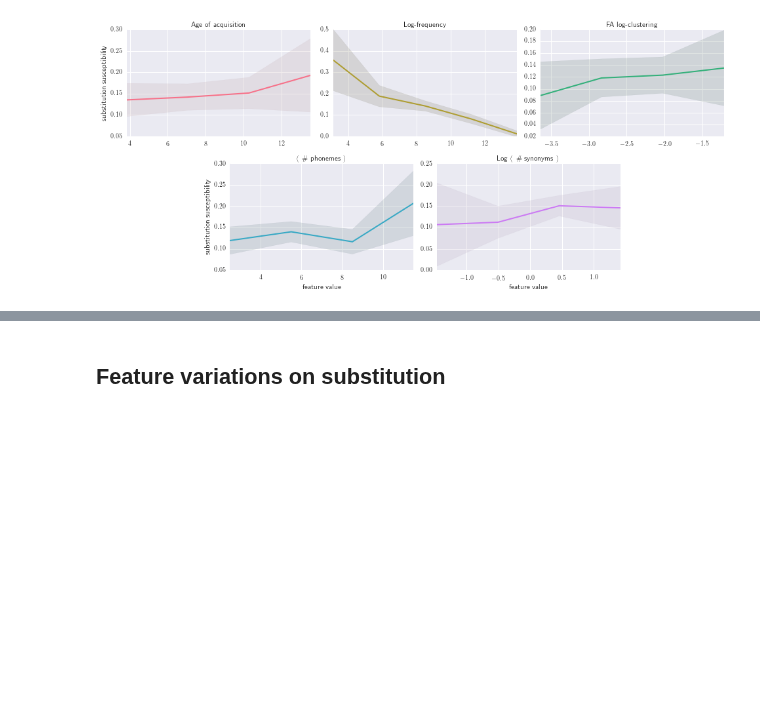
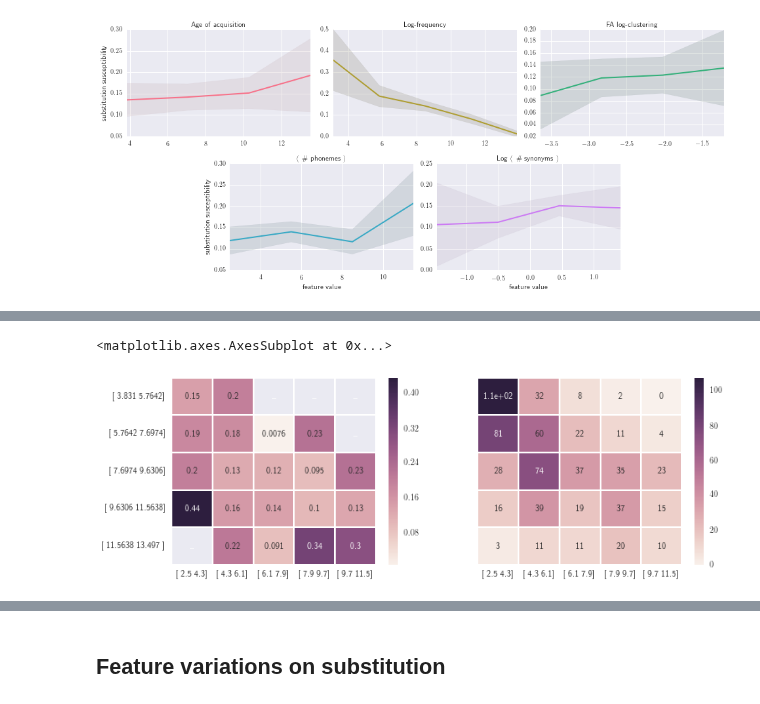
Before and after one commit to wehlutyk/brainscopypaste, a Jupyter notebook: substitutions_paper.ipynb, the cells around one changed output, grey strips where cells are left out. Cells and saved outputs as stored; diff of their text form; code cells hidden in the pictures; blank space fills up the shorter version.

```diff
--- a/substitutions_paper.ipynb
+++ b/substitutions_paper.ipynb
@@ -153,6 +166,13 @@ box11 = sg.axes[4].get_position()
 sg.axes[2].set_xlabel('')
 sg.axes[3].set_position(TransformedBbox(box10, trans))
 sg.axes[4].set_position(TransformedBbox(box11, trans))
+
+# Save ranges
+feature_ranges = {}
+for i in range(5):
+    feature_ranges[back_translate(sg.axes[i].get_title())] = sg.axes[i].get_xlim()
+
+# Save figure
 sg.fig.savefig('data/figures_paper/feature_susceptibilities.png', bbox_inches='tight', dpi=300)
 # %% [output]
 [figure]
@@ -158,0 +181,27 @@ sg.fig.savefig('data/figures_paper/feature_susceptibilities.png', bbox_inches='t
+# %%
+analysis_names = [a.feature.fullname for a in sa.analyses]
+a_age = sa.analyses[analysis_names.index('aoa Kuperman all')]
+a_phonemes = sa.analyses[analysis_names.index('cmu MNphonemes all')]
+
+a_age.build_susceptibilities()
+a_phonemes.build_susceptibilities()
+
+ws_age = a_age.w_susceptibilities
+wf_age = {}
+ws_phonemes = a_phonemes.w_susceptibilities
+wf_phonemes = {}
+w_age_phonemes = set(ws_age.keys()).intersection(ws_phonemes.keys())
+
+n_diff = 0
+for w in w_age_phonemes:
+    n_diff += ws_age[w] != ws_phonemes[w]
+    try:
+        feature_age = a_age.feature(w)
+        feature_phonemes = a_phonemes.feature(w)
+    except KeyError:
+        continue
+    wf_age[w] = feature_age
+    wf_phonemes[w] = feature_phonemes
+# Note, since AoA lemmatizes and MNphonemes does not, there are different susceptibilities values
+# for some words. In what follows, we take the value from AoA (i.e. lemmatizing)
+print("{} words (out of {}) with non-matching susceptibilities".format(n_diff, len(w_age_phonemes)))
@@ -158,0 +261,13 @@ sg.fig.savefig('data/figures_paper/feature_susceptibilities.png', bbox_inches='t
+# %%
+fig, axs = plt.subplots(1, 2, figsize=(12, 4))
+sb.heatmap(suscepts2d,
+           yticklabels=[bins_age[i:i+2] for i in range(nbins_age)],
+           xticklabels=[bins_phonemes[j:j+2] for j in range(nbins_phonemes)],
+           mask=np.isnan(suscepts2d), annot=True, fmt=".2", ax=axs[0])
+sb.heatmap(n2d,
+           yticklabels=[''] * nbins_phonemes,
+           xticklabels=[bins_phonemes[j:j+2] for j in range(nbins_phonemes)],
+           annot=True, ax=axs[1])
+# %% [output]
+<matplotlib.axes.AxesSubplot at 0x...>
+[figure, added]
```
Also changed, not shown: parts of 10 cells of this notebook.
